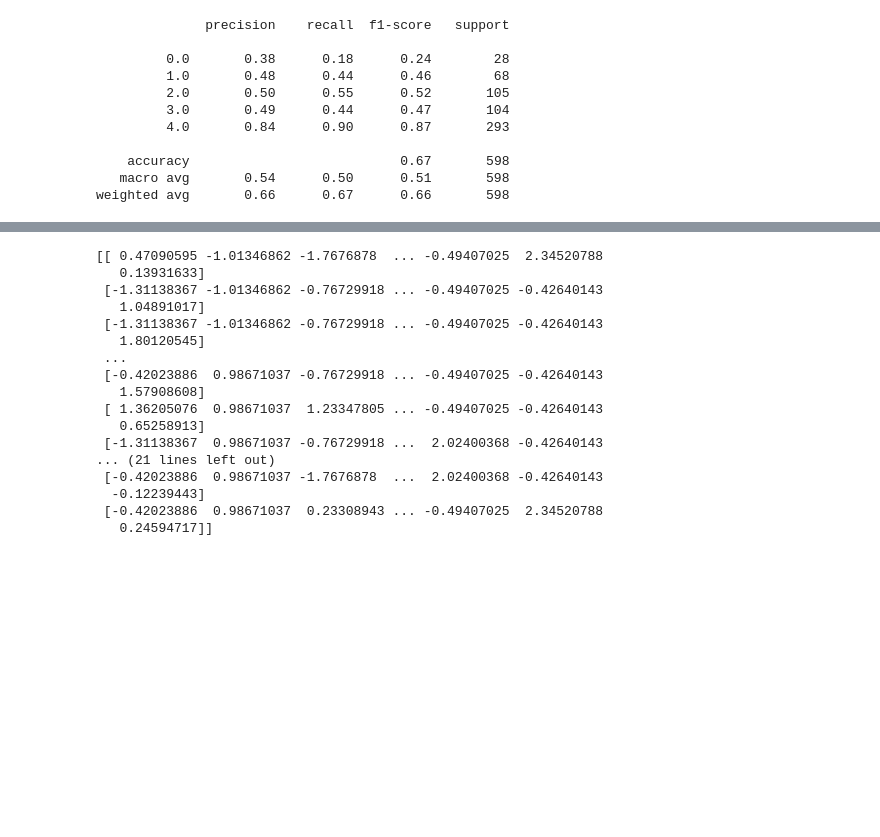
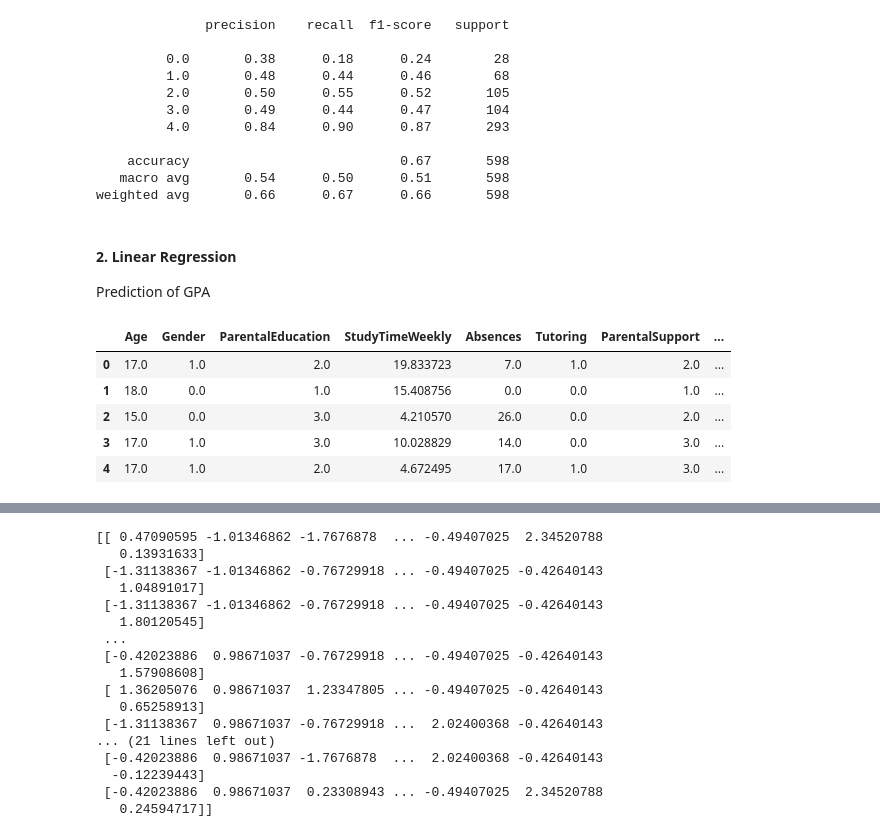
Before and after one commit to 2026726-dotcom/Machine-Learning, a Jupyter notebook: CA1-Elienai.ipynb, the cells around one changed output, grey strips where cells are left out. Cells and saved outputs as stored; diff of their text form; code cells hidden in the pictures; blank space fills up the shorter version.

```diff
--- a/CA1-Elienai.ipynb
+++ b/CA1-Elienai.ipynb
@@ -307,3 +300,16 @@ print(classification_report(y_test, y_pred))
     accuracy                           0.67       598
    macro avg       0.54      0.50      0.51       598
 weighted avg       0.66      0.67      0.66       598
+# %% [markdown]
+#### 2. Linear Regression
+
+Prediction of GPA
+# %%
+df1.head()
+# %% [output]
+|  | Age | Gender | ParentalEducation | StudyTimeWeekly | Absences | Tutoring | ParentalSupport | ... |
+| 0 | 17.0 | 1.0 | 2.0 | 19.833723 | 7.0 | 1.0 | 2.0 | ... |
+| 1 | 18.0 | 0.0 | 1.0 | 15.408756 | 0.0 | 0.0 | 1.0 | ... |
+| 2 | 15.0 | 0.0 | 3.0 | 4.210570 | 26.0 | 0.0 | 2.0 | ... |
+| 3 | 17.0 | 1.0 | 3.0 | 10.028829 | 14.0 | 0.0 | 3.0 | ... |
+| 4 | 17.0 | 1.0 | 2.0 | 4.672495 | 17.0 | 1.0 | 3.0 | ... |
```
Also changed, not shown: parts of 19 cells of this notebook.
